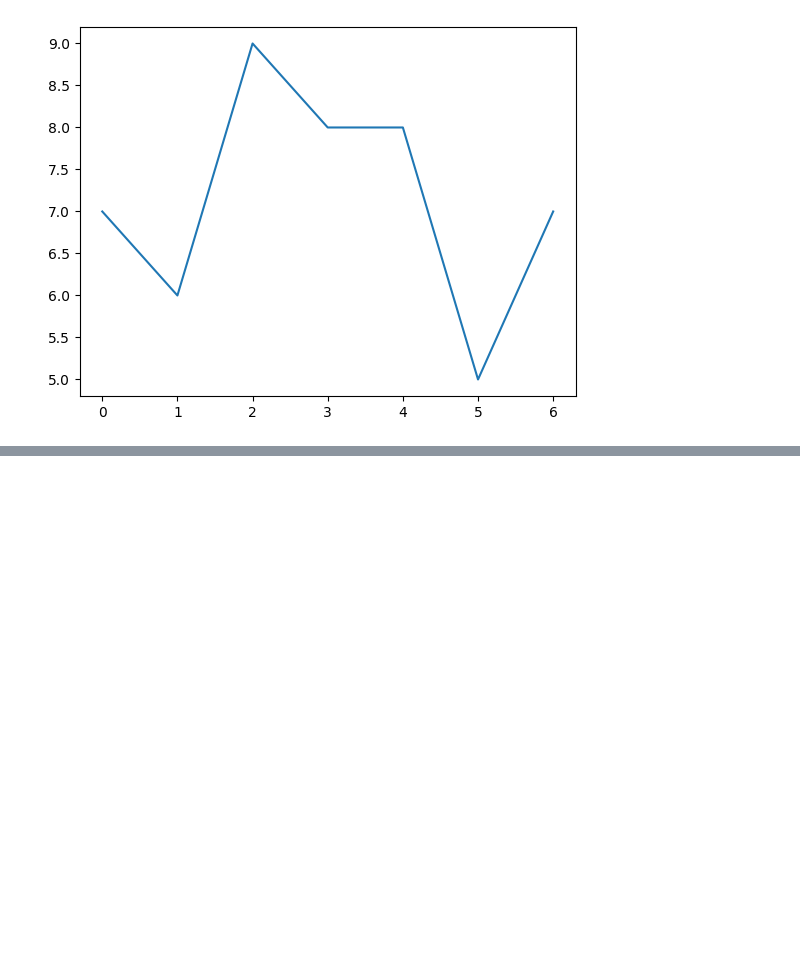
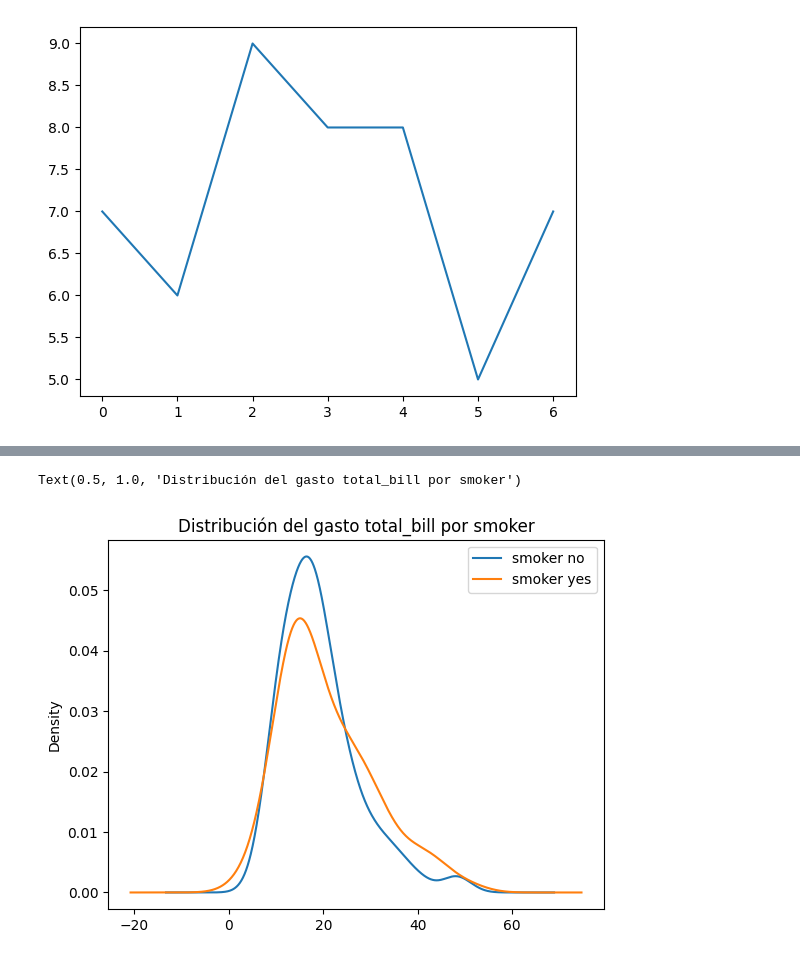
Before and after one commit to certidevs/curso-2025-07-visualizacion, a Jupyter notebook: clase.ipynb, the cells around one changed output, grey strips where cells are left out. Cells and saved outputs as stored; diff of their text form; code cells hidden in the pictures; blank space fills up the shorter version.

```diff
--- a/clase.ipynb
+++ b/clase.ipynb
@@ -22,0 +57,8 @@ plt.plot(calificaciones)
+# %%
+df[df['smoker'] == 'No']['total_bill'].plot.kde(label='smoker no')
+df[df['smoker'] == 'Yes']['total_bill'].plot.kde(label='smoker yes')
+plt.legend()
+plt.title('Distribución del gasto total_bill por smoker')
+# %% [output]
+Text(0.5, 1.0, 'Distribución del gasto total_bill por smoker')
+[figure, added]
```
Also changed, not shown: parts of 6 cells of this notebook, 2 other files.
